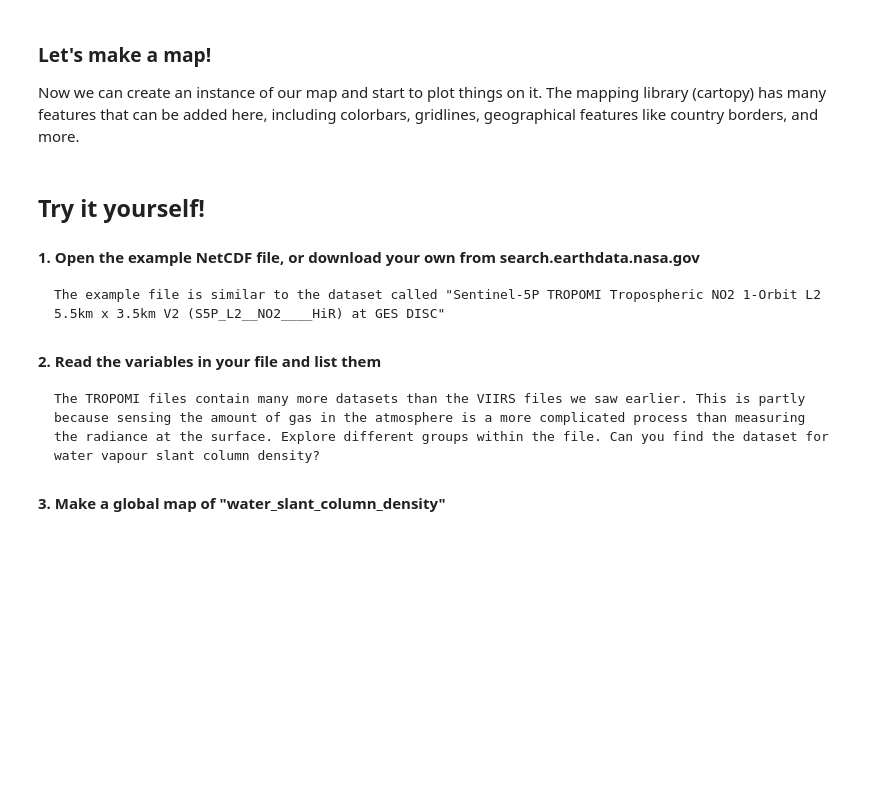
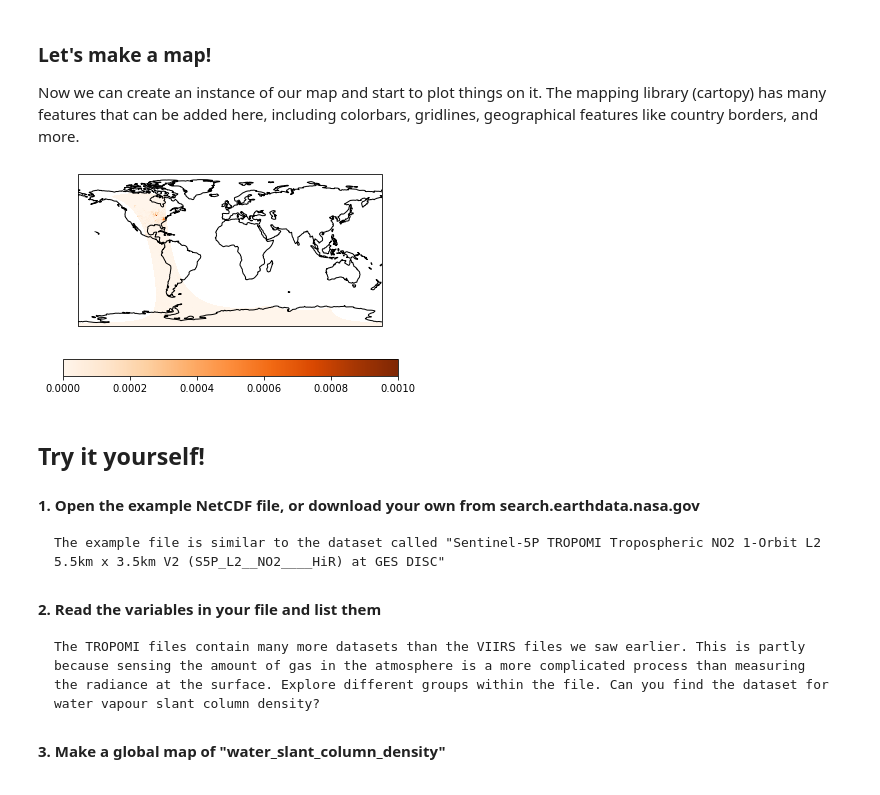
Before and after one commit to tww-carleton/geodac-2022, a Jupyter notebook: tasks/day2_task.ipynb, the cells around one changed output. Cells and saved outputs as stored; diff of their text form; code cells hidden in the pictures; blank space fills up the shorter version.

```diff
--- a/tasks/day2_task.ipynb
+++ b/tasks/day2_task.ipynb
@@ -44,9 +93,9 @@ print (fh.groups['PRODUCT'].variables['nitrogendioxide_tropospheric_column'])
 # We select the 0 index in the first dimension because we only want the first "time" element
 # (there is only one of these anyhow!)
 
-lons = fh.groups['PRODUCT'].variables['longitude'][:][0,3000:3500,:]
-lats = fh.groups['PRODUCT'].variables['latitude'][:][0,3000:3500,:]
-no2 = fh.groups['PRODUCT'].variables['nitrogendioxide_tropospheric_column'][0,3000:3500,:]
+lons = fh.groups['PRODUCT'].variables['longitude'][0,:,:]
+lats = fh.groups['PRODUCT'].variables['latitude'][0,:,:]
+no2 = fh.groups['PRODUCT'].variables['nitrogendioxide_tropospheric_column'][0,:,:]
 
 # All our arrays should have the same shape at this point
 
@@ -64,26 +119,28 @@ Now we can create an instance of our map and start to plot things on it. The map
 # %%
 import cartopy.crs as ccrs
 import matplotlib as mpl
 import matplotlib.pyplot as plt
 
 fig = plt.figure()
 
 ax = plt.axes(projection=ccrs.PlateCarree())
 
 cmap = mpl.cm.Oranges
 norm = mpl.colors.Normalize(vmin=0, vmax=0.001)
 
 # note that we transform our data with the same projection as we are plotting
 mesh = plt.pcolormesh(lons, lats, no2, shading='nearest', cmap=cmap, norm=norm, transform=ccrs.PlateCarree())
 
 # Add a colorbar for the mesh
 fig.colorbar(mpl.cm.ScalarMappable(cmap=cmap, norm=norm), orientation='horizontal')
 
 ax.coastlines()
 
-ax.set_extent([-120, -70, 20, 50])
+#ax.set_extent([-120, -70, 20, 50])
 
 plt.show()
+# %% [output]
+[figure, added]
 # %% [markdown]
 ## Try it yourself!
 
```
Also changed, not shown: parts of 9 cells of this notebook, 5 other files.
